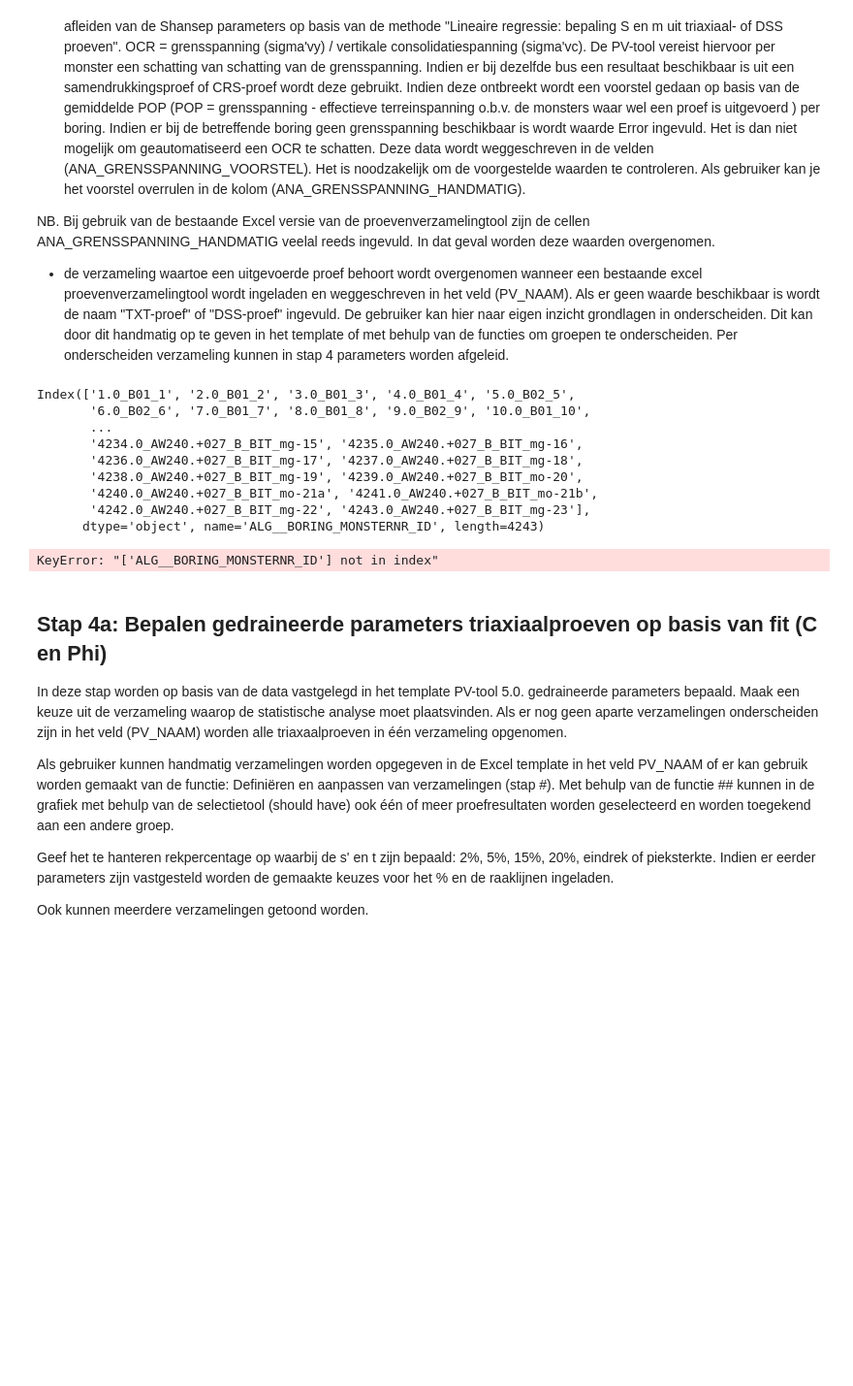
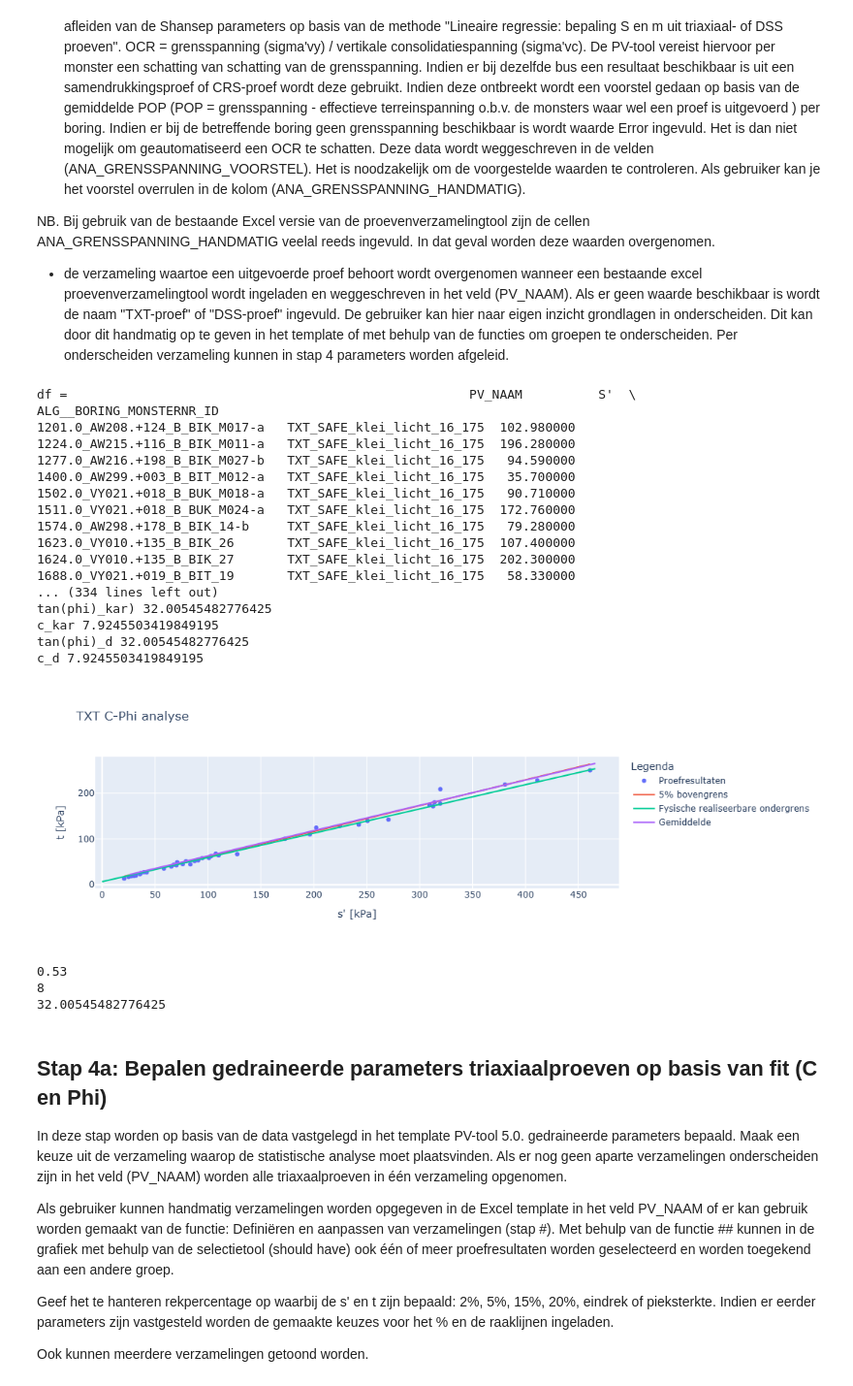
Before and after one commit to kkpdata/PV-tool, a Jupyter notebook: PV-tool v0.1.ipynb, the cells around one changed output. Shown at 97% size. Drawn from its saved outputs; the diff is of its cells as text; code cells hidden in the pictures; blank space fills up the shorter version.

```diff
--- a/PV-tool v0.1.ipynb
+++ b/PV-tool v0.1.ipynb
@@ -207,28 +210,74 @@ NB. Bij gebruik van de bestaande Excel versie van de proevenverzamelingtool zijn
 # %%
 # test c phi analyse
 
 from pv_tool.analysis.c_phi_analysis import CPhiAnalyse
+from pv_tool.analysis.variables import *
 
 dbase_df = dbase.dbase_df
 #print(dbase_df.index)
 
 
 analyse = CPhiAnalyse(dbase=dbase, investigation_groups=['TXT_SAFE_klei_licht_16_175'], effective_stress='15% rek',
                       analysis_type='TXT_CPhi')
 
+
+analyse.apply_parameters(cohesie_gem = 8)
+analyse.apply_parameters(phi_kar = 0.53)
+analyse.apply_parameters(cohesie_kar = 6.72)
+
+analyse.apply_settings(material_factor_cohesion = 1)
+analyse.apply_settings(material_factor_tan_phi = 1)
+
+#analyse.apply_settings(alpha = Alpha.LOCAL)
+
 analyse.factsheet()
 analyse.show_figure()
+
+
+# Bestandspad samenstellen: gekozen map + bestandsnaam
+bestand_naam = f"{selected_directory}/c_phi_data.xlsx"
+# Dataframe tussenstappen
+df = analyse.cphi_analyses_data_df
+
+# Exporteer DataFrame naar Excel
+#df.to_excel(bestand_naam, index=False)
 # %% [output]
-Index(['1.0_B01_1', '2.0_B01_2', '3.0_B01_3', '4.0_B01_4', '5.0_B02_5',
-       '6.0_B02_6', '7.0_B01_7', '8.0_B01_8', '9.0_B02_9', '10.0_B01_10',
-       ...
-       '4234.0_AW240.+027_B_BIT_mg-15', '4235.0_AW240.+027_B_BIT_mg-16',
-       '4236.0_AW240.+027_B_BIT_mg-17', '4237.0_AW240.+027_B_BIT_mg-18',
-       '4238.0_AW240.+027_B_BIT_mg-19', '4239.0_AW240.+027_B_BIT_mo-20',
-       '4240.0_AW240.+027_B_BIT_mo-21a', '4241.0_AW240.+027_B_BIT_mo-21b',
-       '4242.0_AW240.+027_B_BIT_mg-22', '4243.0_AW240.+027_B_BIT_mg-23'],
-      dtype='object', name='ALG__BORING_MONSTERNR_ID', length=4243)
+df =                                                     PV_NAAM          S'  \
+ALG__BORING_MONSTERNR_ID
+1201.0_AW208.+124_B_BIK_M017-a   TXT_SAFE_klei_licht_16_175  102.980000
+1224.0_AW215.+116_B_BIK_M011-a   TXT_SAFE_klei_licht_16_175  196.280000
+1277.0_AW216.+198_B_BIK_M027-b   TXT_SAFE_klei_licht_16_175   94.590000
+1400.0_AW299.+003_B_BIT_M012-a   TXT_SAFE_klei_licht_16_175   35.700000
+1502.0_VY021.+018_B_BUK_M018-a   TXT_SAFE_klei_licht_16_175   90.710000
+1511.0_VY021.+018_B_BUK_M024-a   TXT_SAFE_klei_licht_16_175  172.760000
+1574.0_AW298.+178_B_BIK_14-b     TXT_SAFE_klei_licht_16_175   79.280000
+1623.0_VY010.+135_B_BIK_26       TXT_SAFE_klei_licht_16_175  107.400000
+1624.0_VY010.+135_B_BIK_27       TXT_SAFE_klei_licht_16_175  202.300000
+1688.0_VY021.+019_B_BIT_19       TXT_SAFE_klei_licht_16_175   58.330000
+... (334 lines left out)
+tan(phi)_kar) 32.00545482776425
+c_kar 7.9245503419849195
+tan(phi)_d 32.00545482776425
+c_d 7.9245503419849195
-KeyError: "['ALG__BORING_MONSTERNR_ID'] not in index"
+[figure, added]
+# %%
+
+
+print(analyse.phi_kar_handmatig)
+#print(analyse.helling_gecor)
+
+print(analyse.cohesie_gem_handmatig)
+
+print(analyse.tan_phi_kar)
+
+tan(phi)_gem =  33.502150297819306
+c_gem =  9.593877869367985
+#tan(phi)_gem en c_gem gaan beide nog mis bij een handmatig opgegeven waarde van cohesie gemiddeld (a1).
+#dat komt omdat phi gemiddeld (a2) nu niet opnieuw wordt berekend op basis van de handmatig opgegeven gemiddelde cohesie gemiddeld (a1).
+# %% [output]
+0.53
+8
+32.00545482776425
 # %% [markdown]
 ## Stap 4a: Bepalen gedraineerde parameters triaxiaalproeven op basis van fit (C en Phi)
 
```
Also changed, not shown: parts of 2 cells of this notebook, 12 other files.
